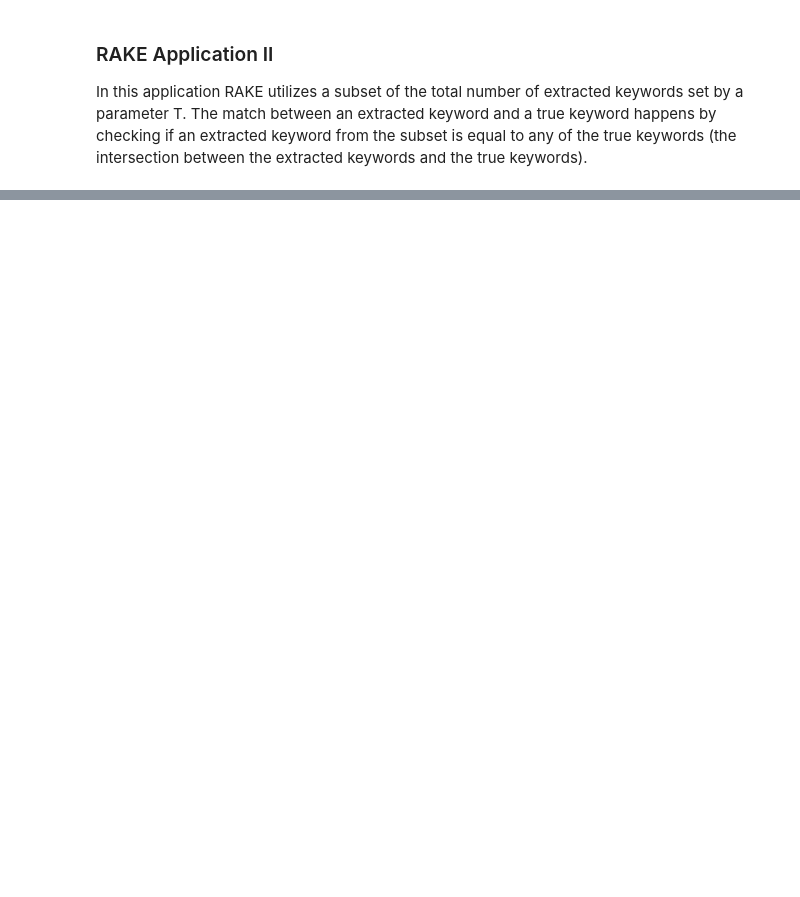
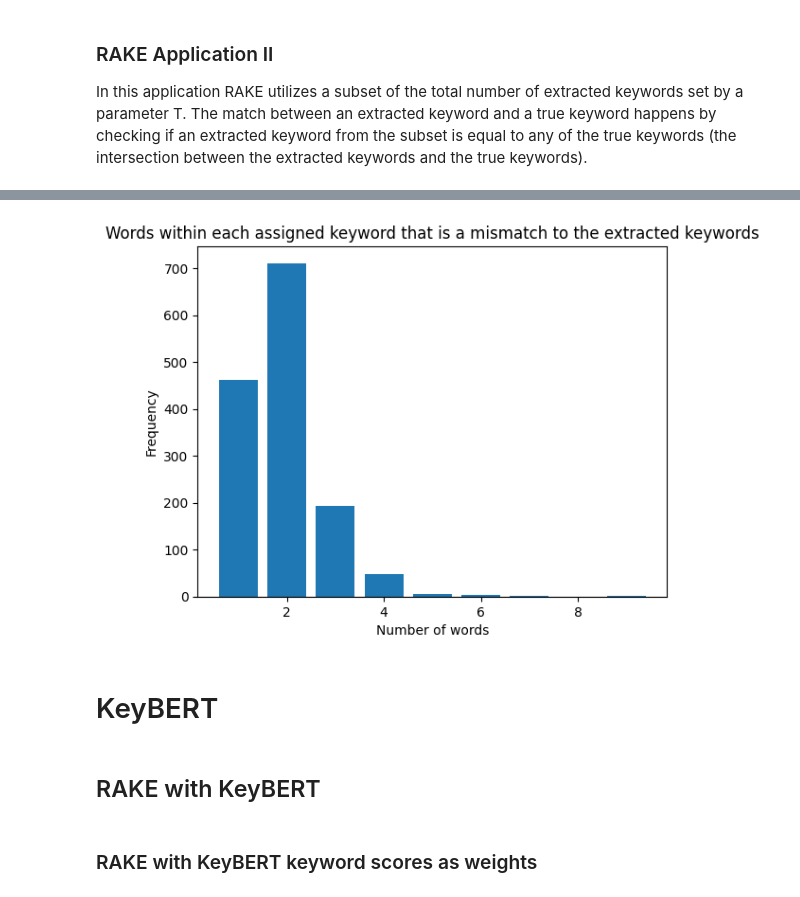
Before and after one commit to GeorgeM2000/Automatic-Keyword-Extraction, a Jupyter notebook: Automatic_Keyword_Extraction_from_Documents.ipynb, the cells around one changed output, grey strips where cells are left out. Cells and saved outputs as stored; diff of their text form; code cells hidden in the pictures; blank space fills up the shorter version.

```diff
--- a/Automatic_Keyword_Extraction_from_Documents.ipynb
+++ b/Automatic_Keyword_Extraction_from_Documents.ipynb
@@ -1240,0 +1686,10 @@ True positives: 3216
+# %%
+plt.bar(Counter(distributions[1]).keys(), Counter(distributions[1]).values())
+plt.xlabel('Number of words')
+plt.ylabel('Frequency')
+plt.title('Words within each assigned keyword that is a mismatch to the extracted keywords')
+plt.show()
+# %% [output]
+[figure, added]
+# %% [markdown]
+# KeyBERT
@@ -1240,0 +1700,4 @@ True positives: 3216
+# %% [markdown]
+## RAKE with KeyBERT
+# %% [markdown]
+### RAKE with KeyBERT keyword scores as weights
```
Also changed, not shown: parts of 71 cells of this notebook, 1 other file.
